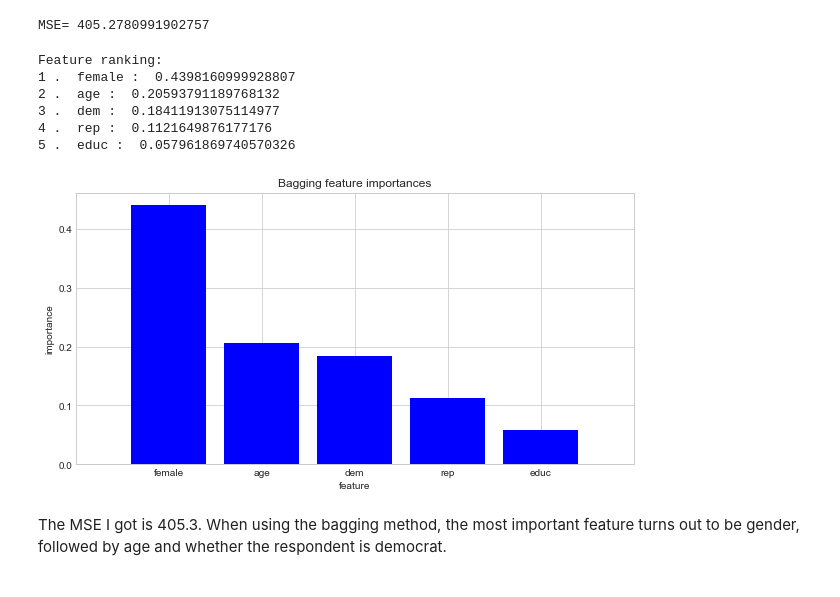
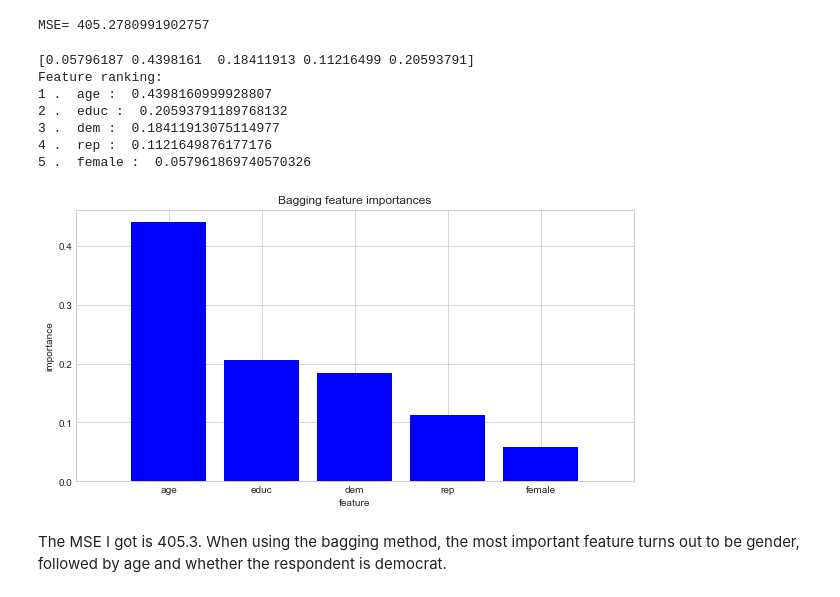
Before and after one commit to UC-MACSS/persp-model_W18, a Jupyter notebook: Students/LiR/PS6-Li_Ruixue.ipynb, the cells around one changed output. Saved outputs shown, nothing was run; the diff lists cells and outputs as text; code cells hidden in the pictures.

```diff
--- a/Students/LiR/PS6-Li_Ruixue.ipynb
+++ b/Students/LiR/PS6-Li_Ruixue.ipynb
@@ -134,6 +134,7 @@ MSE= 405.2780991902757
 # %%
 importances = np.mean([tree.feature_importances_ for tree in biden_tree_bagging.estimators_],
              axis=0)
+print(importances)
 indices = np.argsort(importances)[::-1]
 
 # Print the feature ranking
@@ -141,26 +142,27 @@ print("Feature ranking:")
 
 features = ['female', 'age', 'dem', 'rep', 'educ']
 for f in range(X.shape[1]):
-    print(str(f+1), ". ", features[f], ": ",str(importances[indices[f]]))
+    print(str(f+1), ". ", features[indices[f]], ": ",str(importances[indices[f]]))
 # %% [output]
+[0.05796187 0.4398161  0.18411913 0.11216499 0.20593791]
 Feature ranking:
-1 .  female :  0.4398160999928807
-2 .  age :  0.20593791189768132
+1 .  age :  0.4398160999928807
+2 .  educ :  0.20593791189768132
 3 .  dem :  0.18411913075114977
 4 .  rep :  0.1121649876177176
-5 .  educ :  0.057961869740570326
+5 .  female :  0.057961869740570326
 # %%
 plt.figure(figsize = (10, 5))
 plt.title("Bagging feature importances")
 plt.bar(range(X.shape[1]), importances[indices],
        color="b", align="center")
-plt.xticks(range(X.shape[1]), features)
+plt.xticks(range(X.shape[1]), ['age','educ','dem','rep','female'])
 plt.xlim([-1, X.shape[1]])
 plt.xlabel('feature')
 plt.ylabel('importance')
 plt.show()
 # %% [output]
-[figure, old version]
+[figure, new version]
 # %% [markdown]
 The MSE I got is 405.3. When using the bagging method, the most important feature turns out to be gender, followed by age and whether the respondent is democrat.
 # %% [markdown]
```
Also changed, not shown: parts of 1 cell of this notebook.
